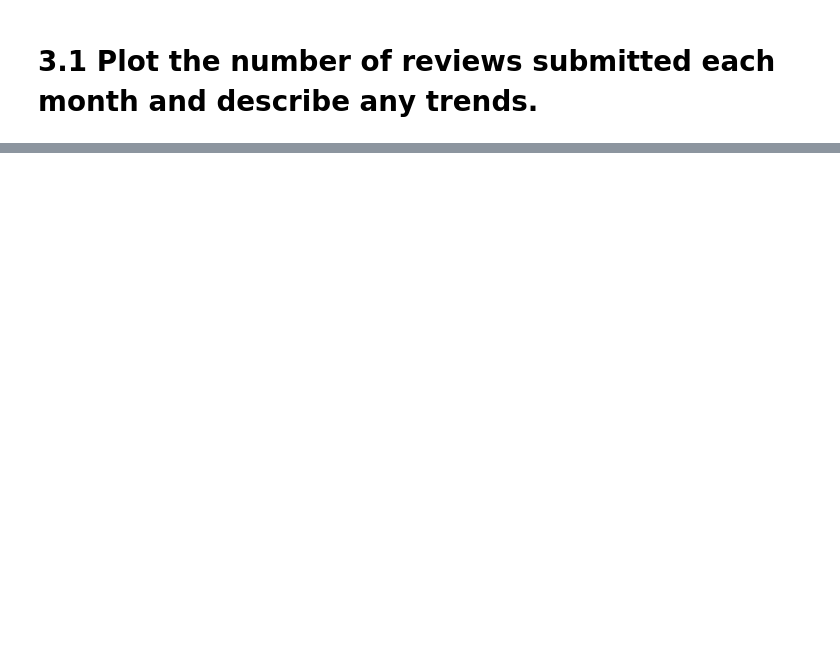
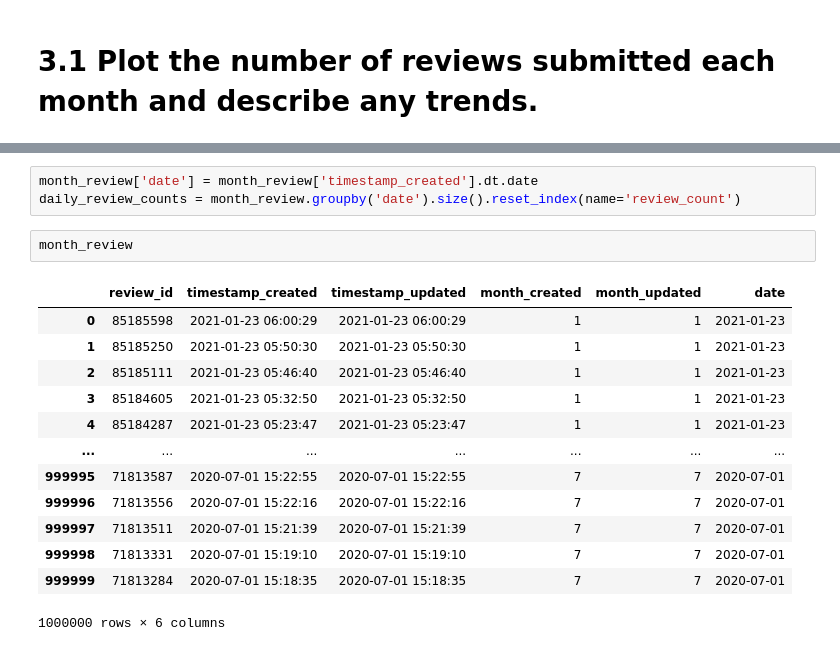
Before and after one commit to khalmatay/videogame-reviews-analysis, a Jupyter notebook: RQ3&RQ5.ipynb, the cells around one changed output, grey strips where cells are left out. Drawn from its saved outputs; the diff is of its cells as text; blank space fills up the shorter version.

```diff
--- a/RQ3&RQ5.ipynb
+++ b/RQ3&RQ5.ipynb
@@ -142,0 +222,19 @@ fig.show()
+# %%
+month_review['date'] = month_review['timestamp_created'].dt.date
+daily_review_counts = month_review.groupby('date').size().reset_index(name='review_count')
+# %%
+month_review
+# %% [output]
+|  | review_id | timestamp_created | timestamp_updated | month_created | month_updated | date |
+| 0 | 85185598 | 2021-01-23 06:00:29 | 2021-01-23 06:00:29 | 1 | 1 | 2021-01-23 |
+| 1 | 85185250 | 2021-01-23 05:50:30 | 2021-01-23 05:50:30 | 1 | 1 | 2021-01-23 |
+| 2 | 85185111 | 2021-01-23 05:46:40 | 2021-01-23 05:46:40 | 1 | 1 | 2021-01-23 |
+| 3 | 85184605 | 2021-01-23 05:32:50 | 2021-01-23 05:32:50 | 1 | 1 | 2021-01-23 |
+| 4 | 85184287 | 2021-01-23 05:23:47 | 2021-01-23 05:23:47 | 1 | 1 | 2021-01-23 |
+| ... | ... | ... | ... | ... | ... | ... |
+| 999995 | 71813587 | 2020-07-01 15:22:55 | 2020-07-01 15:22:55 | 7 | 7 | 2020-07-01 |
+| 999996 | 71813556 | 2020-07-01 15:22:16 | 2020-07-01 15:22:16 | 7 | 7 | 2020-07-01 |
+| 999997 | 71813511 | 2020-07-01 15:21:39 | 2020-07-01 15:21:39 | 7 | 7 | 2020-07-01 |
+| 999998 | 71813331 | 2020-07-01 15:19:10 | 2020-07-01 15:19:10 | 7 | 7 | 2020-07-01 |
+| 999999 | 71813284 | 2020-07-01 15:18:35 | 2020-07-01 15:18:35 | 7 | 7 | 2020-07-01 |
+1000000 rows × 6 columns
```
Also changed, not shown: parts of 64 cells of this notebook, 3 other files.
